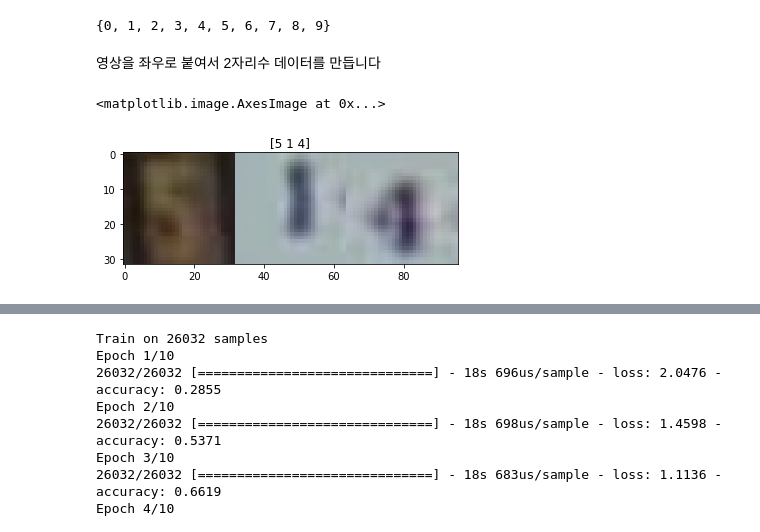
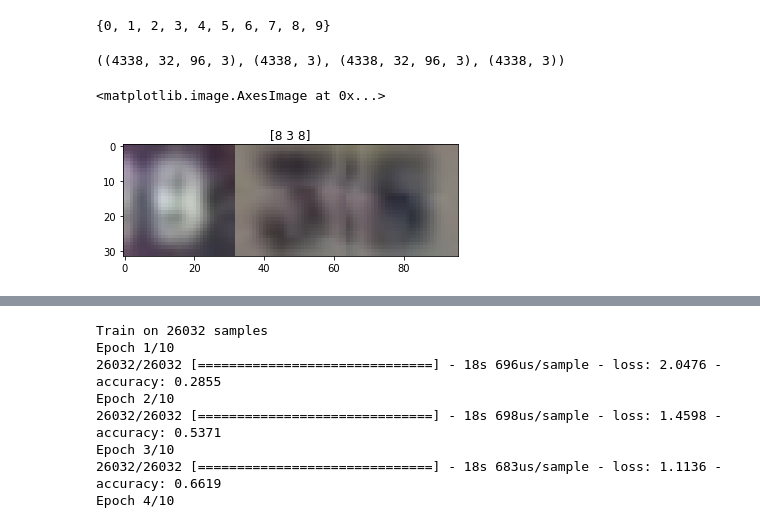
Before and after one commit to sogangori/choongang20, a Jupyter notebook: SVHN.ipynb, the cells around one changed output, grey strips where cells are left out. Cells and saved outputs as stored; diff of their text form; code cells hidden in the pictures.

```diff
--- a/SVHN.ipynb
+++ b/SVHN.ipynb
@@ -54,8 +54,6 @@ y = np.where(y > 9, 0, y)
 set(y)
 # %% [output]
 {0, 1, 2, 3, 4, 5, 6, 7, 8, 9}
-# %% [markdown]
-영상을 좌우로 붙여서 2자리수 데이터를 만듭니다
 # %%
 m = len(y)//2
 x_train = x[:m]
@@ -64,28 +62,26 @@ x_test = x[m:m*2]
 y_test = y[m:m*2]
 # %%
 def attach_3_image(x, y):
-  #x (m,h,w,c), y (m)
+  #영상을 좌우로 붙여서 3자리수 데이터를 만듭니다 x (m,h,w,c), y (m)
   m = len(y)
   m = m - m % 3
-  x = x[:m]
-  y = y[:m] # 3의 배수의 데이터수 사용
-  x_0 = x[::3]
-  x_1 = x[1::3]
-  x_2 = x[2::3]
-  x_attach = np.concatenate((x_0, x_1, x_2), axis=2)
+  x, y = x[:m], y[:m]# 3의 배수의 데이터수 사용
+  x_attach = np.concatenate((x[::3], x[1::3], x[2::3]), axis=2)
   y_attach = np.reshape(y, [-1, 3])
   return x_attach, y_attach
 # %%
 x3_train, y3_train = attach_3_image(x_train, y_train)
 x3_test, y3_test = attach_3_image(x_test, y_test)
-x_train.shape, y3_train.shape, x3_test.shape, y3_test.shape
+x3_train.shape, y3_train.shape, x3_test.shape, y3_test.shape
+# %% [output]
+((4338, 32, 96, 3), (4338, 3), (4338, 32, 96, 3), (4338, 3))
 # %%
-i = 4
+i = 10
 plt.title(str(y3_train[i]))
 plt.imshow(x3_train[i])
 # %% [output]
 <matplotlib.image.AxesImage at 0x...>
-[figure, old version]
+[figure, new version]
 # %%
 class MyModel(keras.Model): # github.com/sogangori/choongang20/
   def __init__(self):
```
Also changed, not shown: parts of 3 cells of this notebook.
